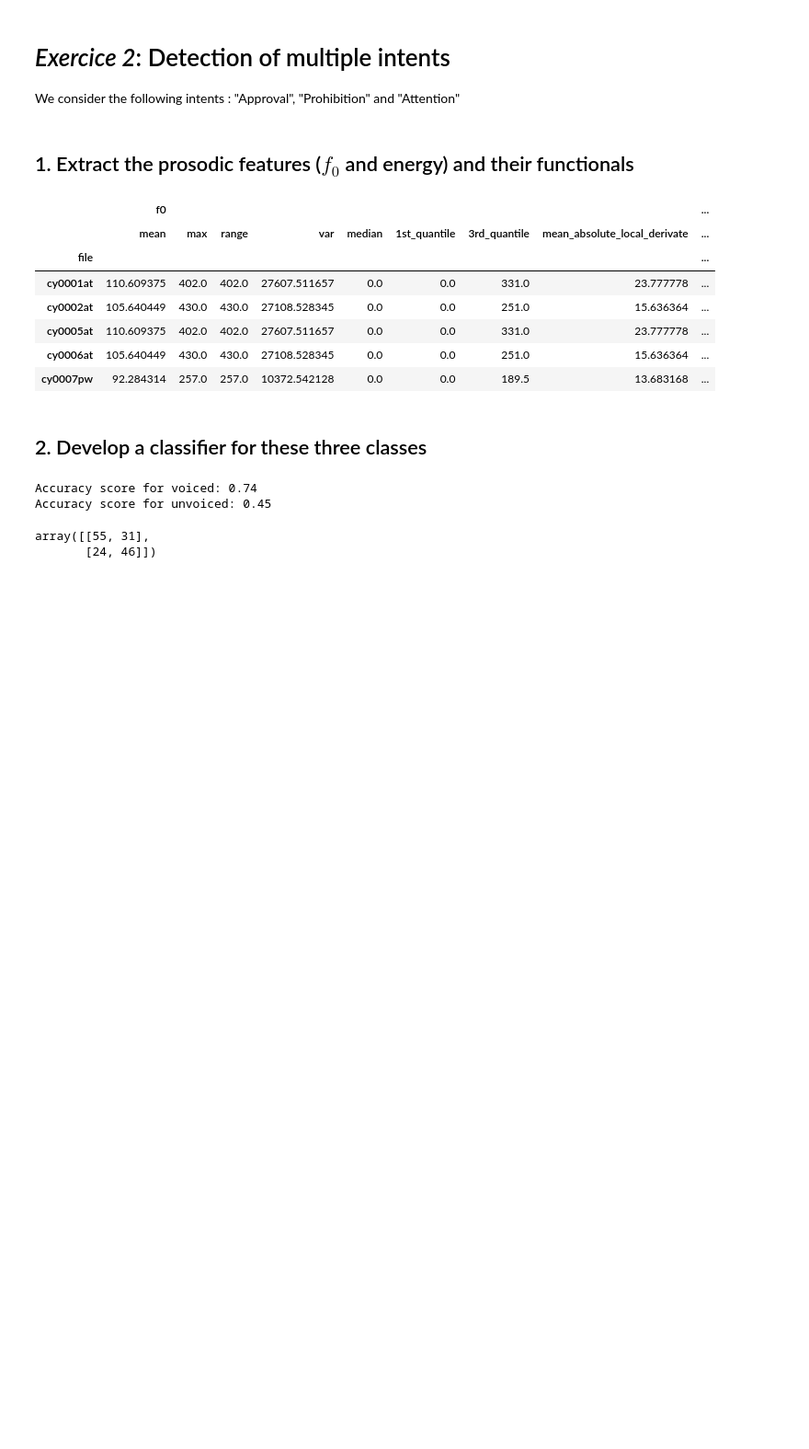
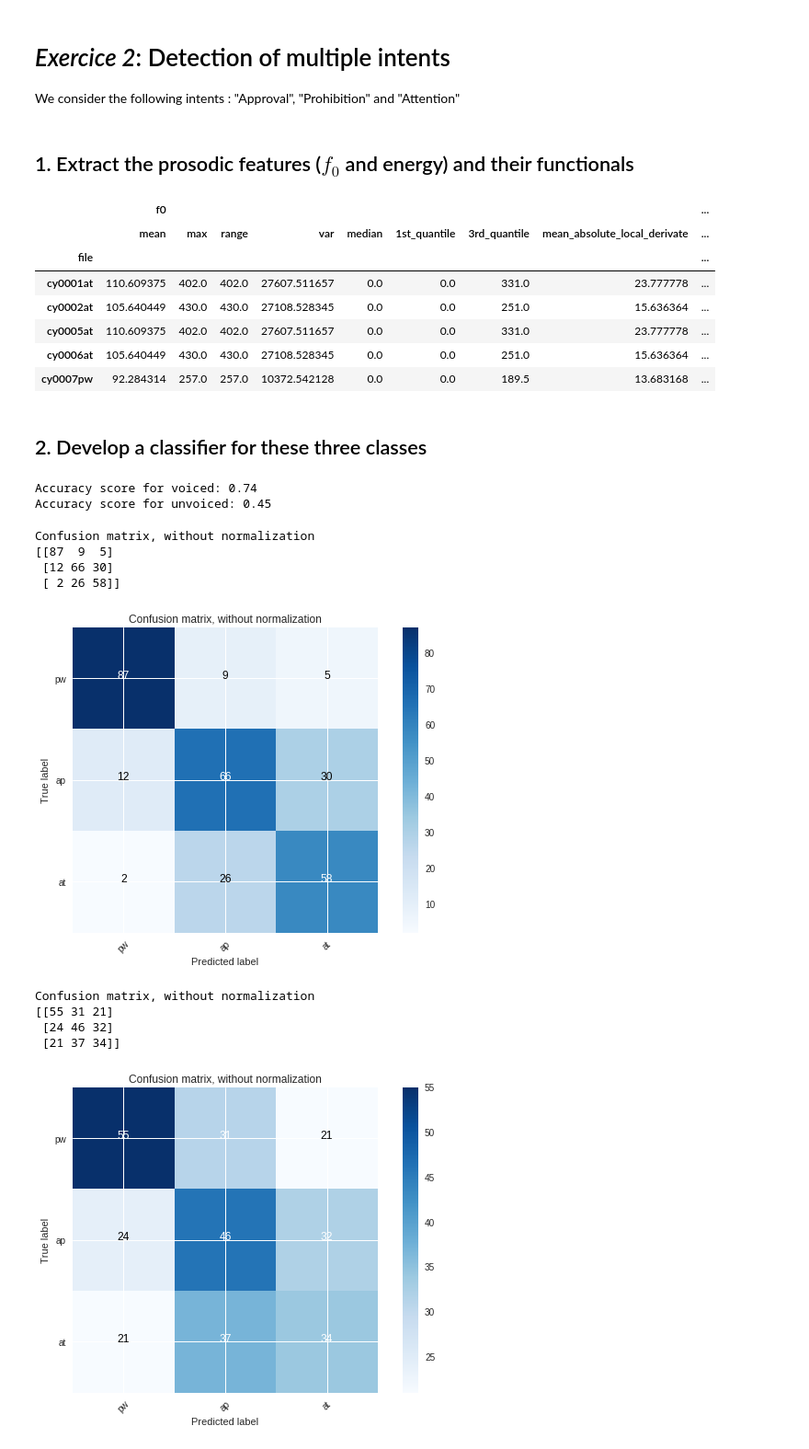
Before and after one commit to youqad/Neurorobotics_Intent-Recognition, a Jupyter notebook: TP_Intent_Recognition.ipynb, the cells around one changed output. Shown at 92% size. Cells and saved outputs as stored; diff of their text form; code cells hidden in the pictures; blank space fills up the shorter version.

```diff
--- a/TP_Intent_Recognition.ipynb
+++ b/TP_Intent_Recognition.ipynb
@@ -264,9 +314,25 @@ sklearn_knn(3, X, Y)
 # %% [output]
 Accuracy score for voiced: 0.74
 Accuracy score for unvoiced: 0.45
-# %%
-kNN(3, X['voiced'], Y['voiced'])
-kNN(3, X['unvoiced'], Y['unvoiced'])
-# %% [output]
-array([[55, 31],
-       [24, 46]])
+# %%
+plt.figure()
+cm = kNN(3, X['voiced'], Y['voiced'], labels=["pw", "ap", "at"])
+plot_confusion_matrix(cm, classes=["pw", "ap", "at"],
+                      title='Confusion matrix, without normalization')
+plt.show()
+
+cm2 = kNN(3, X['unvoiced'], Y['unvoiced'], labels=["pw", "ap", "at"])
+plot_confusion_matrix(cm2, classes=["pw", "ap", "at"],
+                      title='Confusion matrix, without normalization')
+plt.show()
+# %% [output]
+Confusion matrix, without normalization
+[[87  9  5]
+ [12 66 30]
+ [ 2 26 58]]
+[figure, added]
+Confusion matrix, without normalization
+[[55 31 21]
+ [24 46 32]
+ [21 37 34]]
+[figure, added]
```
Also changed, not shown: parts of 4 cells of this notebook.
